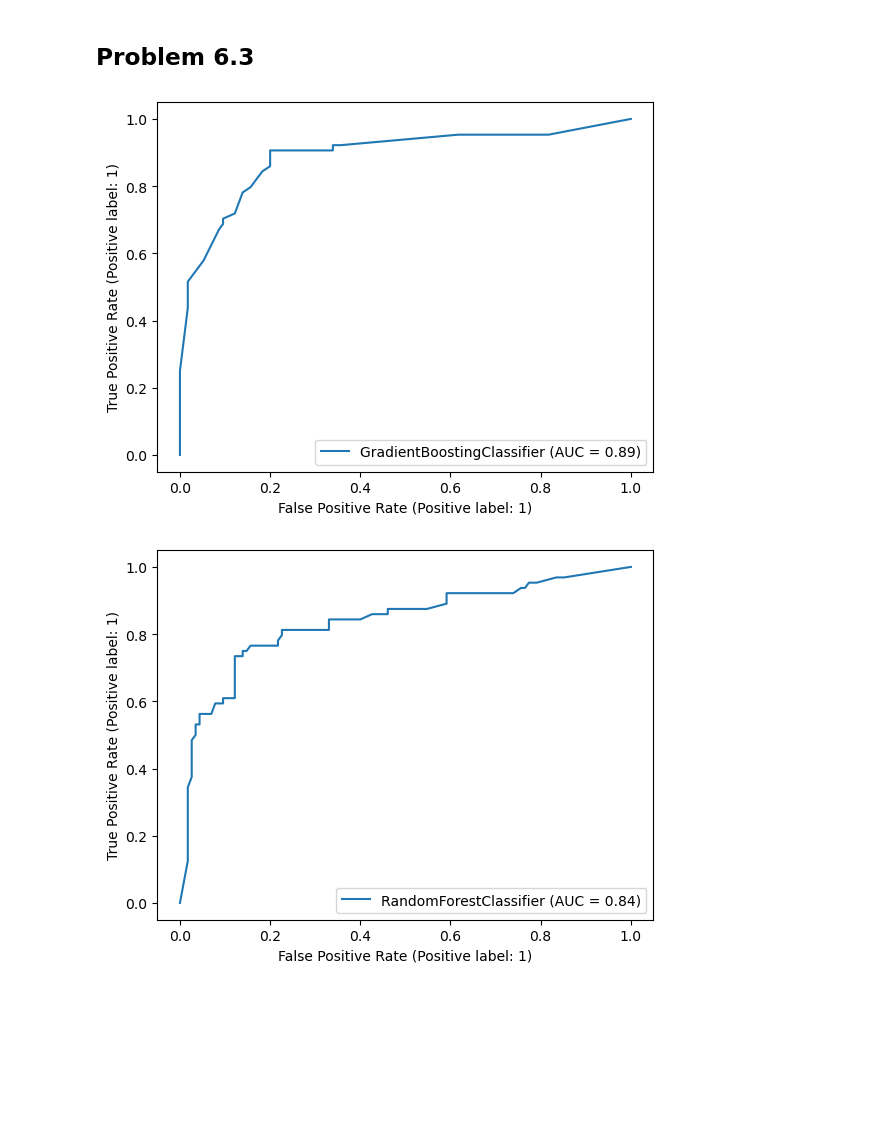
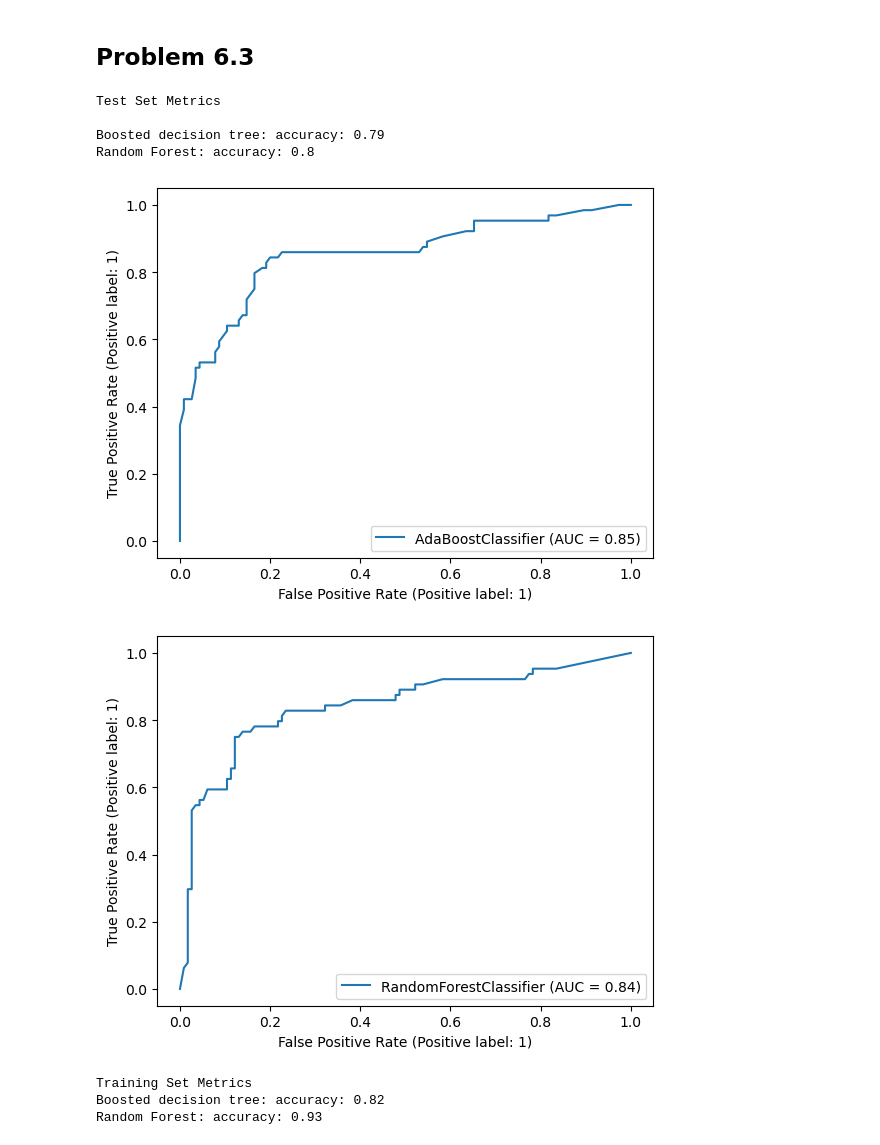
Before and after one commit to davidmhunt/coursework, a Jupyter notebook: COMPSCI 671_Theory and Algs ML/Homework/HW 2/HW_2.ipynb, the cells around one changed output. Saved outputs shown, nothing was run; the diff lists cells and outputs as text; code cells hidden in the pictures; blank space fills up the shorter version.

```diff
--- a/COMPSCI 671_Theory and Algs ML/Homework/HW 2/HW_2.ipynb
+++ b/COMPSCI 671_Theory and Algs ML/Homework/HW 2/HW_2.ipynb
@@ -436,12 +559,12 @@ X_train, X_test, Y_train, Y_test = train_test_split(X, Y,test_size=0.2, shuffle=
 ## Problem 6.2
 # %%
 from sklearn.ensemble import RandomForestClassifier
-from sklearn.ensemble import GradientBoostingClassifier
+from sklearn.ensemble import AdaBoostClassifier
 import time
 
 #fit a boosted deision tree
 start = time.time()
-bt = GradientBoostingClassifier()
+bt = AdaBoostClassifier()
 bt.fit(X_train,Y_train)
 end = time.time()
 
@@ -475,27 +598,54 @@ The Random Forest implementation took twice as long to train compared to the boo
 # %%
 from sklearn.model_selection import GridSearchCV
 from sklearn.model_selection import GroupKFold
 from sklearn.model_selection import cross_val_score
 from sklearn import metrics
 import matplotlib.pyplot as plt
 
 #use grid search to train a boosted decision tree
-bt = GradientBoostingClassifier()
+bt = AdaBoostClassifier()
 parameters = {'n_estimators':(10,100,200)}
 clf = GridSearchCV(bt,parameters,cv=5)
 clf.fit(X_train,Y_train)
 bt_best = clf.best_estimator_
 
 #use grid search to train a random forest
 rf = RandomForestClassifier()
 parameters = {'n_estimators':(10,100,200)}
 clf = GridSearchCV(rf,parameters,cv=5)
 clf.fit(X_train,Y_train)
 rf_best = clf.best_estimator_
 
+print("Test Set Metrics\n")
+#determine the accuracy
+accuracy = bt_best.score(X_test,Y_test)
+out_string = "Boosted decision tree: accuracy: {:.2}".format(accuracy)
+print(out_string)
+accuracy = rf_best.score(X_test,Y_test)
+out_string = "Random Forest: accuracy: {:.2}".format(accuracy)
+print(out_string)
 metrics.RocCurveDisplay.from_estimator(bt_best,X_test,Y_test)
 metrics.RocCurveDisplay.from_estimator(rf_best,X_test,Y_test)
 plt.show()
+
+print("Training Set Metrics")
+#determine the accuracy
+accuracy = bt_best.score(X_train,Y_train)
+out_string = "Boosted decision tree: accuracy: {:.2}".format(accuracy)
+print(out_string)
+accuracy = rf_best.score(X_train,Y_train)
+out_string = "Random Forest: accuracy: {:.2}".format(accuracy)
+print(out_string)
+metrics.RocCurveDisplay.from_estimator(bt_best,X_train,Y_train)
+metrics.RocCurveDisplay.from_estimator(rf_best,X_train,Y_train)
+plt.show()
 # %% [output]
+Test Set Metrics
+
+Boosted decision tree: accuracy: 0.79
+Random Forest: accuracy: 0.8
-[figure, old version]
+[figure, new version]
-[figure, old version]
+[figure, new version]
+Training Set Metrics
+Boosted decision tree: accuracy: 0.82
+Random Forest: accuracy: 0.93
```
Also changed, not shown: parts of 22 cells of this notebook.
